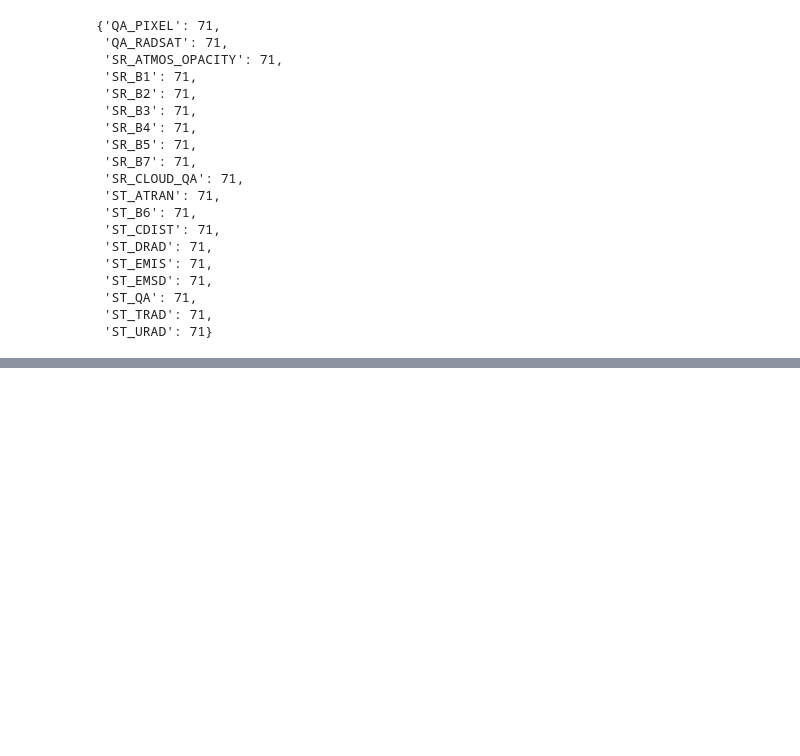
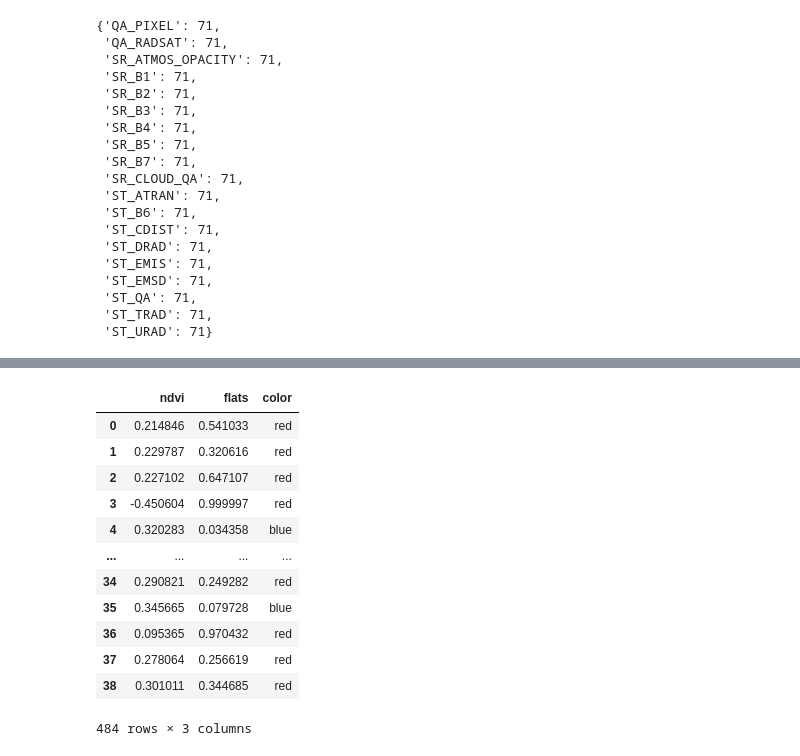
Before and after one commit to asajulien/PhD, a Jupyter notebook: Jupyter/Flats work/Single point FLATs extraction.ipynb, the cells around one changed output, grey strips where cells are left out. Saved outputs shown, nothing was run; the diff lists cells and outputs as text; code cells hidden in the pictures; blank space fills up the shorter version.

```diff
--- a/Jupyter/Flats work/Single point FLATs extraction.ipynb
+++ b/Jupyter/Flats work/Single point FLATs extraction.ipynb
@@ -391,0 +439,17 @@ ValueError: x and y must have same first dimension, but have shapes (106,) and (
+# %%
+df2 = df.loc[:, ['ndvi', 'flats', 'color']]
+df2
+# %% [output]
+|  | ndvi | flats | color |
+| 0 | 0.214846 | 0.541033 | red |
+| 1 | 0.229787 | 0.320616 | red |
+| 2 | 0.227102 | 0.647107 | red |
+| 3 | -0.450604 | 0.999997 | red |
+| 4 | 0.320283 | 0.034358 | blue |
+| ... | ... | ... | ... |
+| 34 | 0.290821 | 0.249282 | red |
+| 35 | 0.345665 | 0.079728 | blue |
+| 36 | 0.095365 | 0.970432 | red |
+| 37 | 0.278064 | 0.256619 | red |
+| 38 | 0.301011 | 0.344685 | red |
+484 rows × 3 columns
```
Also changed, not shown: parts of 11 cells of this notebook, 7 other files.
